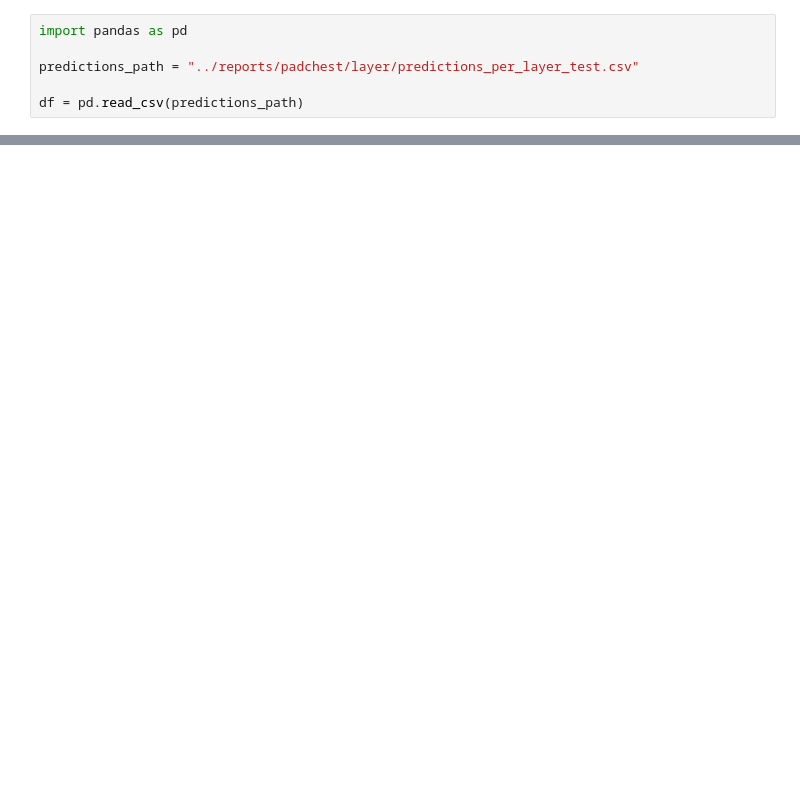
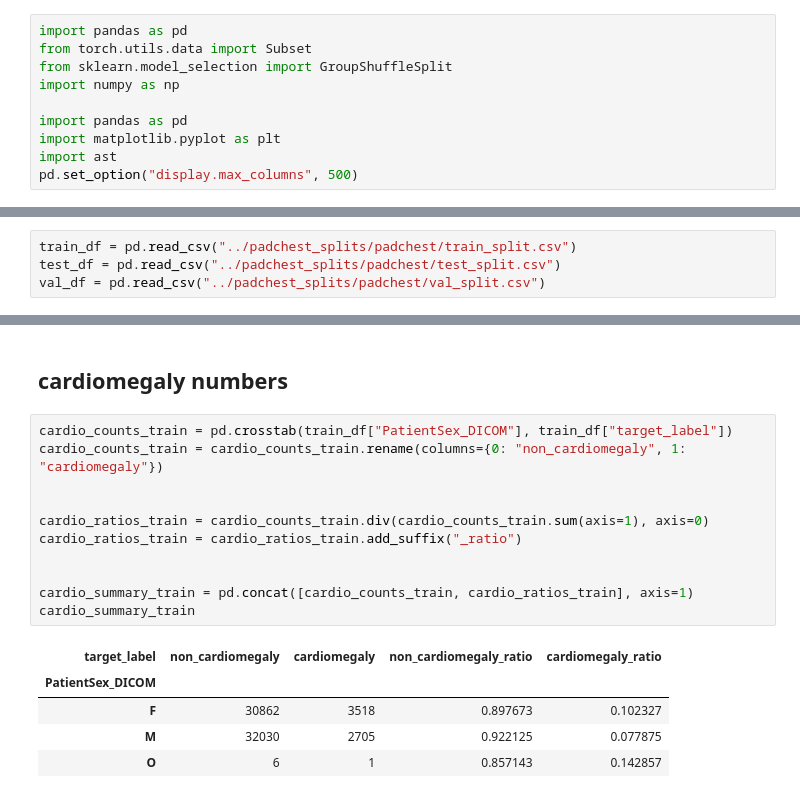
Before and after one commit to nikodice4/MedCLIP_shortcuts, a Jupyter notebook: notebooks/look_into_stats.ipynb, the cells around one changed output, grey strips where cells are left out. Drawn from its saved outputs; the diff is of its cells as text; blank space fills up the shorter version.

```diff
--- a/notebooks/look_into_stats.ipynb
+++ b/notebooks/look_into_stats.ipynb
@@ -1,7 +1,11 @@
 # %%
 import pandas as pd
+from torch.utils.data import Subset
+from sklearn.model_selection import GroupShuffleSplit
+import numpy as np
 
-predictions_path = "../reports/padchest/layer/predictions_per_layer_test.csv"
-
-df = pd.read_csv(predictions_path)
+import pandas as pd
+import matplotlib.pyplot as plt
+import ast
+pd.set_option("display.max_columns", 500)
 # %%
@@ -18,0 +26,4 @@ df.describe()
+# %%
+train_df = pd.read_csv("../padchest_splits/padchest/train_split.csv")
+test_df = pd.read_csv("../padchest_splits/padchest/test_split.csv")
+val_df = pd.read_csv("../padchest_splits/padchest/val_split.csv")
@@ -18,0 +42,19 @@ df.describe()
+# %% [markdown]
+## cardiomegaly numbers
+# %%
+cardio_counts_train = pd.crosstab(train_df["PatientSex_DICOM"], train_df["target_label"])
+cardio_counts_train = cardio_counts_train.rename(columns={0: "non_cardiomegaly", 1: "cardiomegaly"})
+
+
+cardio_ratios_train = cardio_counts_train.div(cardio_counts_train.sum(axis=1), axis=0)
+cardio_ratios_train = cardio_ratios_train.add_suffix("_ratio")
+
+
+cardio_summary_train = pd.concat([cardio_counts_train, cardio_ratios_train], axis=1)
+cardio_summary_train
+# %% [output]
+| target_label | non_cardiomegaly | cardiomegaly | non_cardiomegaly_ratio | cardiomegaly_ratio |
+| PatientSex_DICOM |  |  |  |  |
+| F | 30862 | 3518 | 0.897673 | 0.102327 |
+| M | 32030 | 2705 | 0.922125 | 0.077875 |
+| O | 6 | 1 | 0.857143 | 0.142857 |
```
Also changed, not shown: parts of 16 cells of this notebook, 1 other file.
